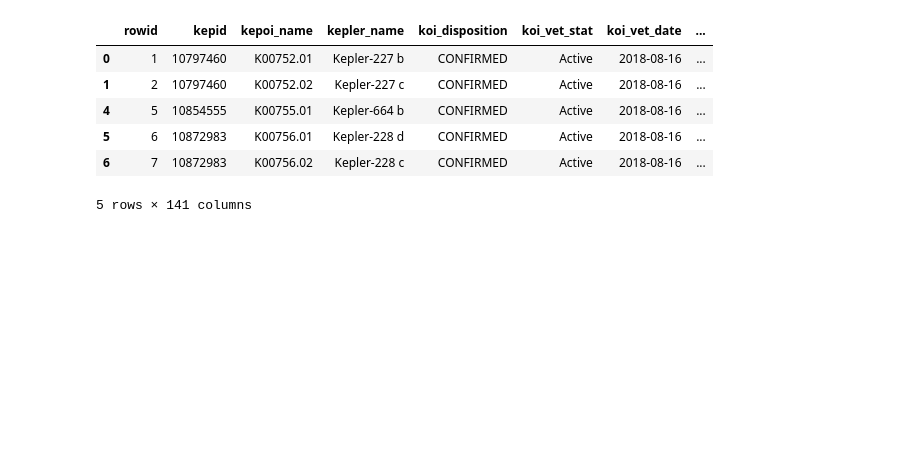
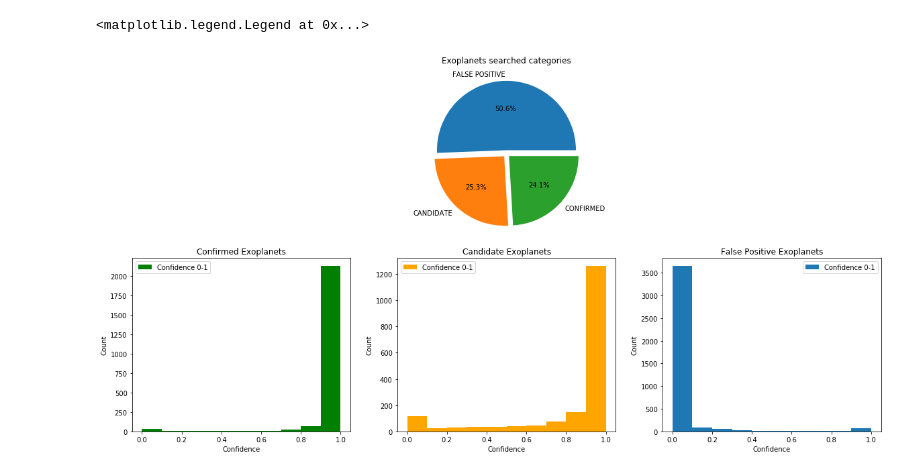
Before and after one commit to aelf2028/KeplerExoplanetSearch, a Jupyter notebook: exoplanet_project.ipynb, the cells around one changed output. Drawn from its saved outputs; the diff is of its cells as text; code cells hidden in the pictures; blank space fills up the shorter version.

Commit message:
added 8 graphs with markdown explanation

```diff
--- a/exoplanet_project.ipynb
+++ b/exoplanet_project.ipynb
@@ -8,12 +8,39 @@ df = pd.read_csv('cumulative.csv', sep=',', skiprows=145, names=['rowid','kepid'
-
-# Exoplanets confirmed
-exoplanets_confirmed = df.loc[df['koi_disposition'] == 'CONFIRMED']
-exoplanets_confirmed.head()
-# %% [output]
-|  | rowid | kepid | kepoi_name | kepler_name | koi_disposition | koi_vet_stat | koi_vet_date | ... |
-| 0 | 1 | 10797460 | K00752.01 | Kepler-227 b | CONFIRMED | Active | 2018-08-16 | ... |
-| 1 | 2 | 10797460 | K00752.02 | Kepler-227 c | CONFIRMED | Active | 2018-08-16 | ... |
-| 4 | 5 | 10854555 | K00755.01 | Kepler-664 b | CONFIRMED | Active | 2018-08-16 | ... |
-| 5 | 6 | 10872983 | K00756.01 | Kepler-228 d | CONFIRMED | Active | 2018-08-16 | ... |
-| 6 | 7 | 10872983 | K00756.02 | Kepler-228 c | CONFIRMED | Active | 2018-08-16 | ... |
-5 rows × 141 columns
+# %%
+gs = plt.GridSpec(20,20, wspace=0.3, hspace=10)
+fig = plt.figure(figsize=(20,10))
+
+ax1 = plt.subplot(gs[:10,7:13])
+ax2 = plt.subplot(gs[10:,0:6])
+ax3 = plt.subplot(gs[10:,7:13])
+ax4 = plt.subplot(gs[10:,14:])
+
+# Exoplanets categories
+a = df['koi_disposition'].value_counts()
+
+ax1.pie(a.values,labels=a.index,explode=[0.05, 0.05, 0.05], autopct='%1.1f%%')
+ax1.set_title('Exoplanets searched categories')
+
+con = df[df['koi_disposition'] == 'CONFIRMED']
+can = df[df['koi_disposition'] == 'CANDIDATE']
+fp = df[df['koi_disposition'] == 'FALSE POSITIVE']
+
+ax2.hist(con['koi_score'], label='Confidence 0-1', color='green')
+ax2.set_title('Confirmed Exoplanets')
+ax2.set_ylabel('Count')
+ax2.set_xlabel('Confidence')
+ax2.legend()
+
+ax3.hist(can['koi_score'], label='Confidence 0-1', color='orange')
+ax3.set_title('Candidate Exoplanets')
+ax3.set_ylabel('Count')
+ax3.set_xlabel('Confidence')
+ax3.legend()
+
+ax4.hist(fp['koi_score'], label='Confidence 0-1')
+ax4.set_title('False Positive Exoplanets')
+ax4.set_ylabel('Count')
+ax4.set_xlabel('Confidence')
+ax4.legend()
+# %% [output]
+<matplotlib.legend.Legend at 0x...>
+[figure, added]
```
Also changed, not shown: parts of 3 cells of this notebook, 1 other file.
